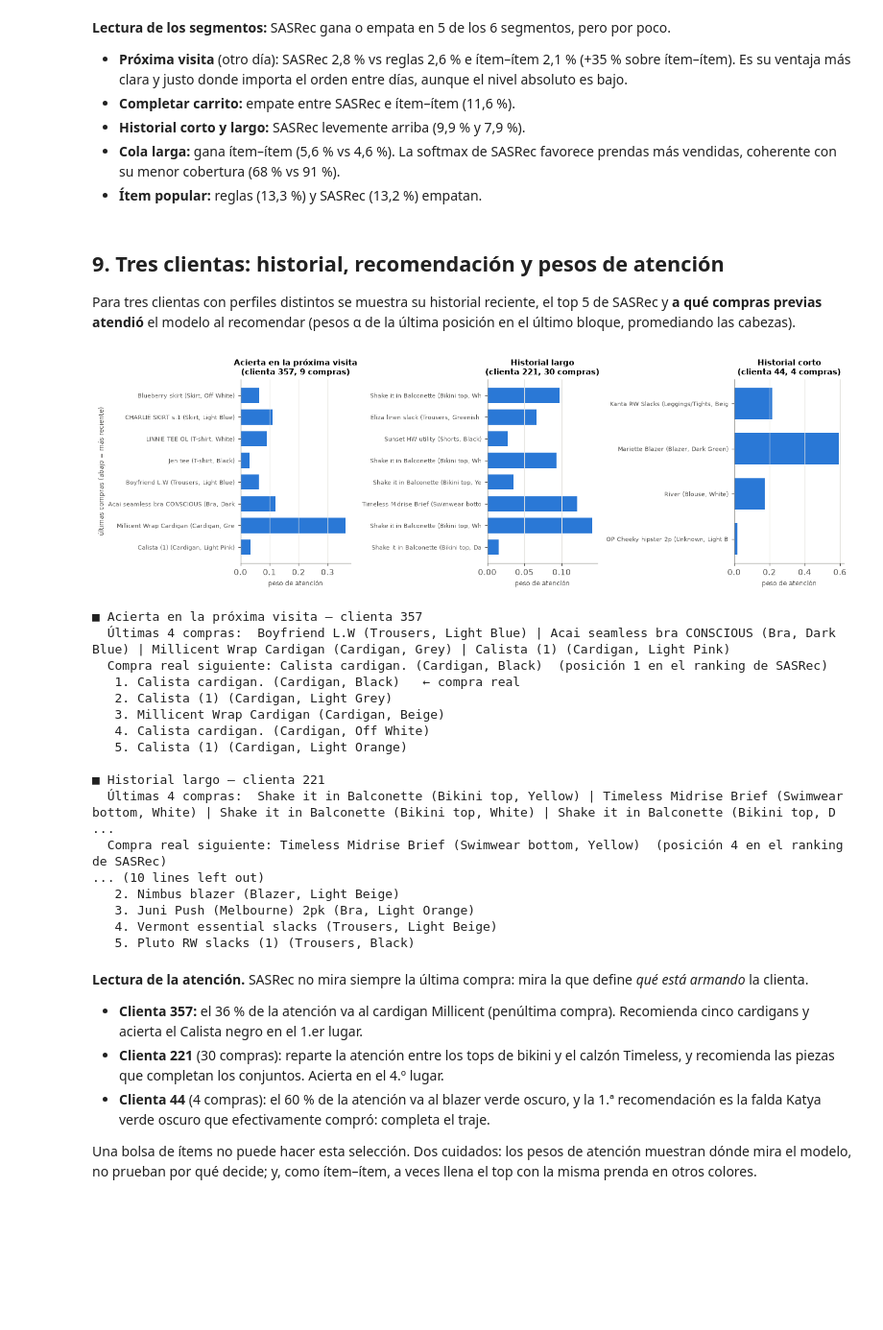
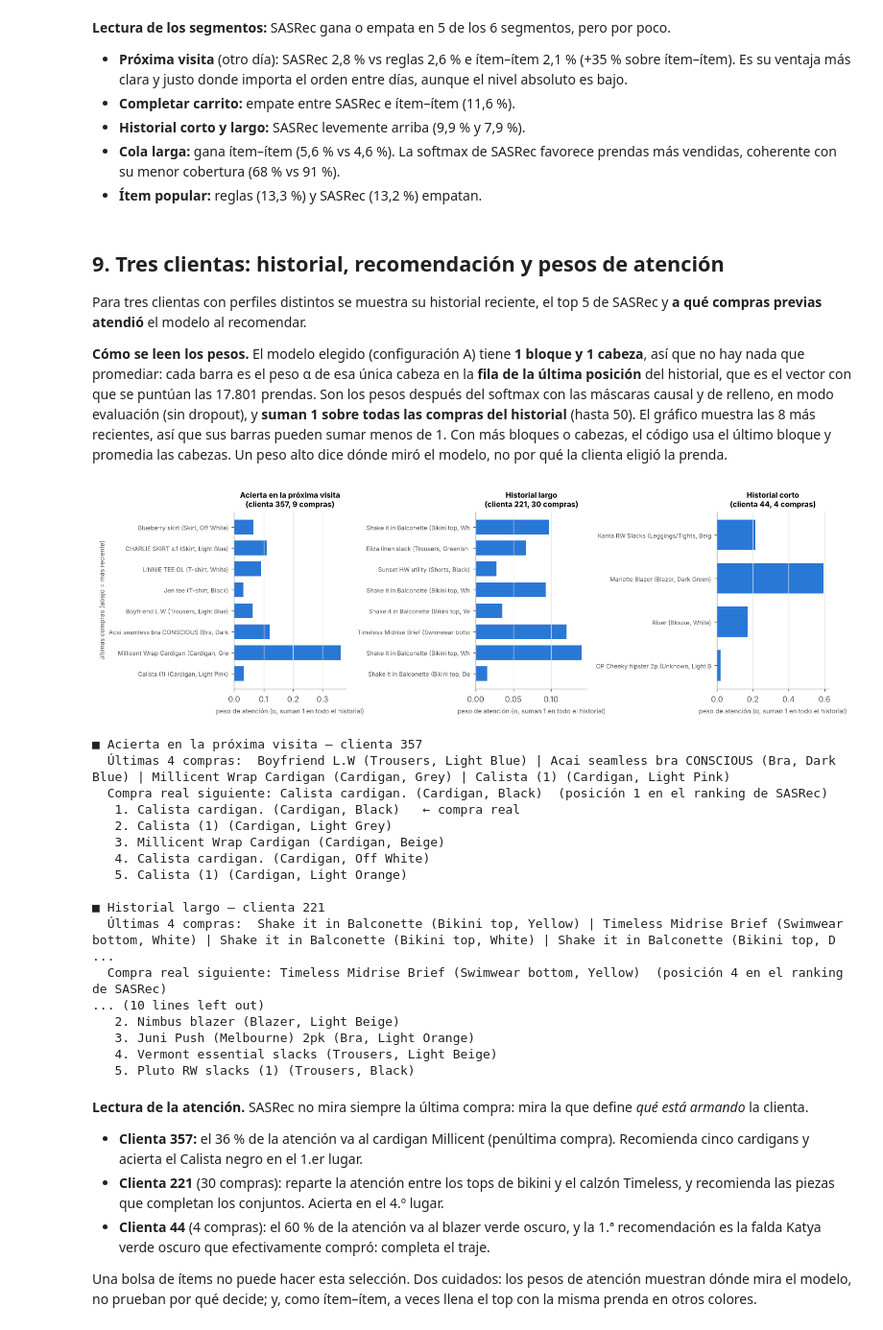
Before and after one commit to matiasurrutiao/recomendador-hm-transformers, a Jupyter notebook: notebooks/entrega1_recomendador_hm.ipynb, the cells around one changed output. Shown at 96% size. Saved outputs shown, nothing was run; the diff lists cells and outputs as text; code cells hidden in the pictures; blank space fills up the shorter version.

```diff
--- a/notebooks/entrega1_recomendador_hm.ipynb
+++ b/notebooks/entrega1_recomendador_hm.ipynb
@@ -622,3 +627,13 @@ class AtencionCausal(nn.Module):
         pesos = torch.softmax(a, dim=-1).nan_to_num(0.0)                         # filas de relleno quedan en 0
         salida = (self.drop(pesos) @ v).transpose(1, 2).reshape(B, L, D)
         return self.o(salida), pesos
+
+# Verificación: con la máscara causal nadie mira el futuro y nadie mira el relleno
+_att = AtencionCausal(d=8, cabezas=2, dropout=0.0)
+_x = torch.randn(1, 5, 8)
+_rell = torch.tensor([[True, False, False, False, False]])      # posición 0 = relleno
+_, _w = _att(_x, _rell)
+print("Pesos de atención de la cabeza 1 (fila = posición que mira, columna = posición mirada):")
+print(_w[0, 0].detach().numpy().round(2))
+assert torch.all(torch.triu(_w[0], diagonal=1) == 0) and torch.all(_w[0, :, :, 0] == 0)
+print("OK: triángulo superior en 0 (no mira el futuro), columna del relleno en 0 y cada fila real suma 1")
@@ -999,45 +1044,52 @@ ax.grid(axis="x", visible=False); plt.tight_layout(); plt.show()
 # %% [markdown]
 ## 9. Tres clientas: historial, recomendación y pesos de atención
 Para tres clientas con perfiles distintos se muestra su historial reciente, el top 5 de SASRec y **a qué compras previas
-atendió** el modelo al recomendar (pesos α de la última posición en el último bloque, promediando las cabezas).
+atendió** el modelo al recomendar.
+
+**Cómo se leen los pesos.** El modelo elegido (configuración A) tiene **1 bloque y 1 cabeza**, así que no hay nada que
+promediar: cada barra es el peso α de esa única cabeza en la **fila de la última posición** del historial, que es el vector
+con que se puntúan las 17.801 prendas. Son los pesos después del softmax con las máscaras causal y de relleno, en modo
+evaluación (sin dropout), y **suman 1 sobre todas las compras del historial** (hasta 50). El gráfico muestra las 8 más
+recientes, así que sus barras pueden sumar menos de 1. Con más bloques o cabezas, el código usa el último bloque y promedia
+las cabezas. Un peso alto dice dónde miró el modelo, no por qué la clienta eligió la prenda.
 # %%
 @torch.no_grad()
 def atencion_ultima(modelo, h):
     s = lote([h]); _, pesos = modelo(s)
-    w = pesos[-1][0].mean(0)[-1].numpy()                 # último bloque, promedio de cabezas, fila de la última posición
+    w = pesos[-1][0].mean(0)[-1].numpy()   # último bloque · promedio de cabezas (A tiene 1) · fila de la última posición
     n = min(len(h), MAXLEN)
     return w[-n:]                                         # pesos sobre las n compras reales (la última al final)
 
 def top_sasrec(h, k=5):
     sc = score_sasrec_factory(sasrec)([h])[0].astype(np.float64); sc[0] = -np.inf; sc[h] = -np.inf
     return np.argsort(-sc)[:k]
 
 r_s = ranks_test["SASRec"]
 casos = {
     "Acierta en la próxima visita": int(np.where((r_s <= 5) & ~mismo_carrito & (largo_hist >= 8))[0][0]),
     "Historial largo": int(np.where((r_s <= 10) & (largo_hist >= 30))[0][0]),
     "Historial corto": int(np.where((r_s <= 10) & (largo_hist <= 6))[0][0]),
 }
 fig, axes = plt.subplots(1, 3, figsize=(13, 4.2))
 for ax, (titulo, u) in zip(axes, casos.items()):
     h = hist_test[u]; w = atencion_ultima(sasrec, h)
     ult = min(8, len(w)); etiquetas = [nombre[x][:38] for x in h[-ult:]]
     ax.barh(range(ult), w[-ult:], color=AZUL, height=0.7)
     ax.set_yticks(range(ult), etiquetas, fontsize=7.5); ax.invert_yaxis()
     ax.set_title(f"{titulo}\n(clienta {u + 1}, {len(h)} compras)", fontsize=9.5)
-    ax.set_xlabel("peso de atención", fontsize=8); ax.grid(axis="y", visible=False)
+    ax.set_xlabel("peso de atención (α, suman 1 en todo el historial)", fontsize=8); ax.grid(axis="y", visible=False)
 axes[0].set_ylabel("últimas compras (abajo = más reciente)", fontsize=8)
 plt.tight_layout(); plt.show()
 
 for titulo, u in casos.items():
     h = hist_test[u]
     print(f"\n■ {titulo} — clienta {u + 1}")
     print("  Últimas 4 compras:  " + " | ".join(nombre[x] for x in h[-4:]))
     print(f"  Compra real siguiente: {nombre[test_t[u]]}  (posición {int(r_s[u])} en el ranking de SASRec)")
     for i, x in enumerate(top_sasrec(h), 1):
         print(f"   {i}. {nombre[x]}" + ("   ← compra real" if x == test_t[u] else ""))
 # %% [output]
-[figure, old version]
+[figure, new version]
 ■ Acierta en la próxima visita — clienta 357
   Últimas 4 compras:  Boyfriend L.W (Trousers, Light Blue) | Acai seamless bra CONSCIOUS (Bra, Dark Blue) | Millicent Wrap Cardigan (Cardigan, Grey) | Calista (1) (Cardigan, Light Pink)
   Compra real siguiente: Calista cardigan. (Cardigan, Black)  (posición 1 en el ranking de SASRec)
```
Also changed, not shown: parts of 17 cells of this notebook, 6 other files.
